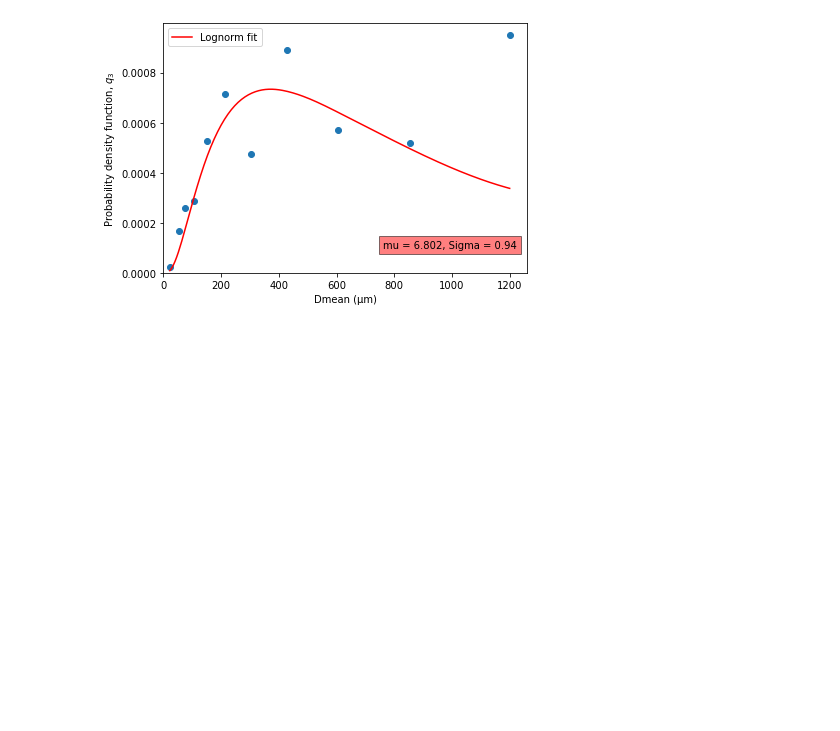
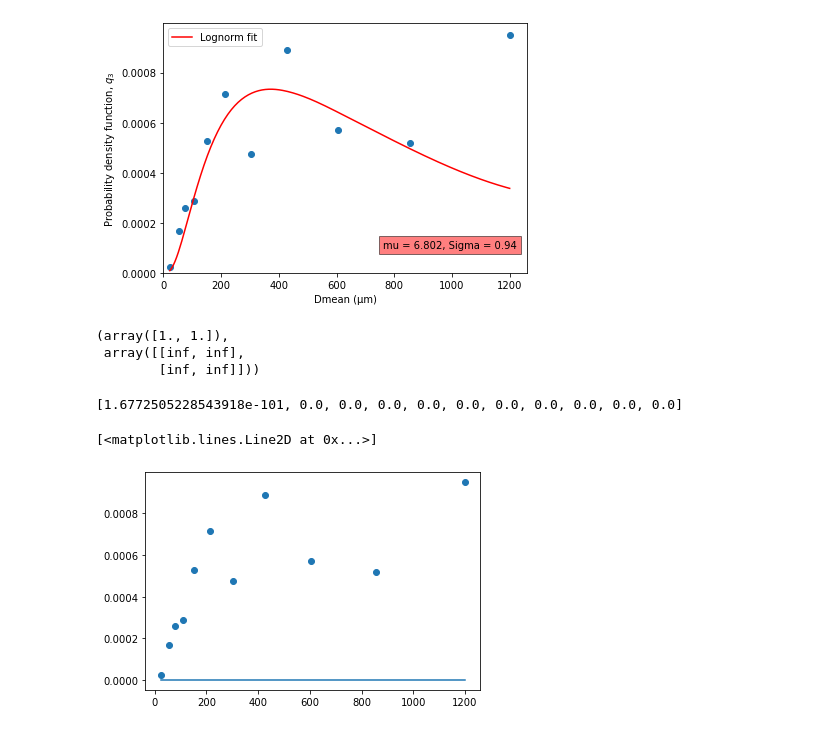
Before and after one commit to sethsomtoo/Particle-size-analysis-with-python, a Jupyter notebook: Project_3/particle_size_analysis.ipynb, the cells around one changed output. Cells and saved outputs as stored; diff of their text form; code cells hidden in the pictures; blank space fills up the shorter version.

```diff
--- a/Project_3/particle_size_analysis.ipynb
+++ b/Project_3/particle_size_analysis.ipynb
@@ -329,3 +329,32 @@ plt.ylabel("Probability density function, $q_{3}$")
 # %% [output]
 Text(7.875, 0.5, 'Probability density function, $q_{3}$')
 [figure]
+# %%
+def norm(x, mu, sigma) :
+   return 1/(np.sqrt(2*np.pi)*sigma)*np.exp(-(1/2)*((x- mu)/sigma)**2)
+# %%
+params = curve_fit(norm, x_data, y_data)
+# %%
+params
+# %% [output]
+(array([1., 1.]),
+ array([[inf, inf],
+        [inf, inf]]))
+# %%
+mu = params[0][0]
+sigma = params[0][1]
+# %%
+normfit = []
+
+for i in x_data:
+    normfit.append(norm(i, mu, sigma))
+# %%
+normfit
+# %% [output]
+[1.6772505228543918e-101, 0.0, 0.0, 0.0, 0.0, 0.0, 0.0, 0.0, 0.0, 0.0, 0.0]
+# %%
+plt.scatter(x_data, y_data)
+plt.plot(x_data, normfit)
+# %% [output]
+[<matplotlib.lines.Line2D at 0x...>]
+[figure, added]
```
Also changed, not shown: 1 other file.
